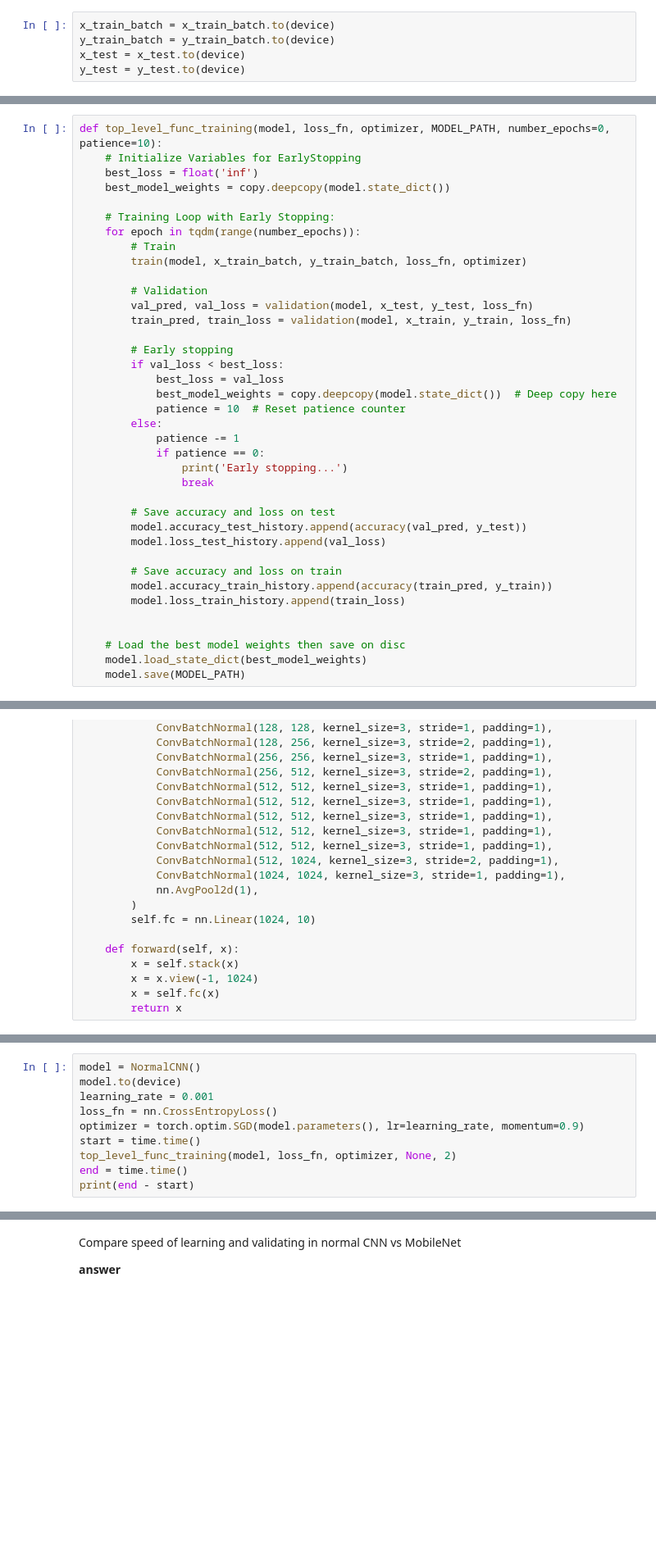
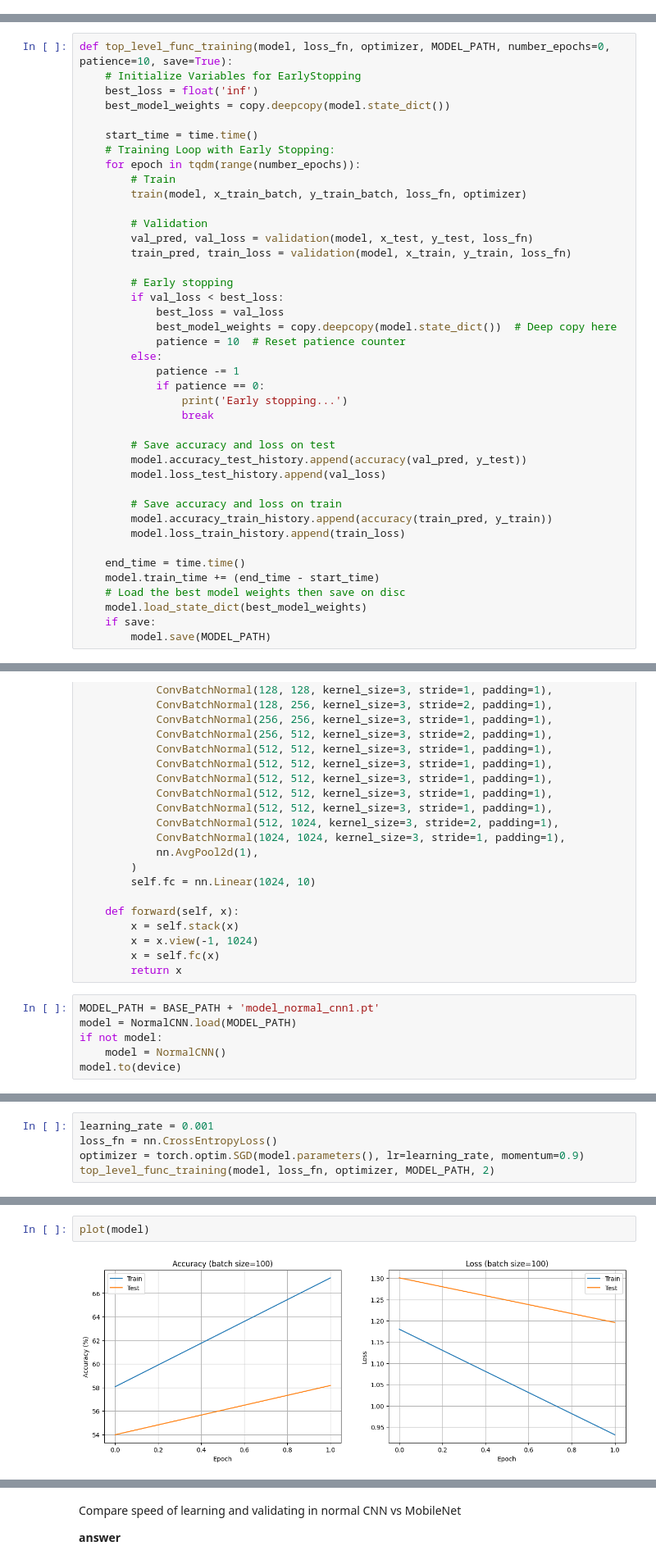
Before and after one commit to ILoveBacteria/machine-learning-assignments, a Jupyter notebook: assignment4/P2.ipynb, the cells around one changed output, grey strips where cells are left out. Shown at 82% size. Saved outputs shown, nothing was run; the diff lists cells and outputs as text; blank space fills up the shorter version.

```diff
--- a/assignment4/P2.ipynb
+++ b/assignment4/P2.ipynb
@@ -378,11 +402,6 @@ print(y_train_batch.shape)
 # %% [output]
 torch.Size([500, 100, 3, 32, 32])
 torch.Size([500, 100, 10])
-# %%
-x_train_batch = x_train_batch.to(device)
-y_train_batch = y_train_batch.to(device)
-x_test = x_test.to(device)
-y_test = y_test.to(device)
 # %% [markdown]
 ### Training loop with early stopping
 # %%
@@ -411,11 +430,12 @@ def validation(model, x, y, loss_fn):
         loss = loss_fn(pred, y).item()
     return pred, loss
 # %%
-def top_level_func_training(model, loss_fn, optimizer, MODEL_PATH, number_epochs=0, patience=10):
+def top_level_func_training(model, loss_fn, optimizer, MODEL_PATH, number_epochs=0, patience=10, save=True):
     # Initialize Variables for EarlyStopping
     best_loss = float('inf')
     best_model_weights = copy.deepcopy(model.state_dict())
 
+    start_time = time.time()
     # Training Loop with Early Stopping:
     for epoch in tqdm(range(number_epochs)):
         # Train
@@ -444,10 +464,12 @@ def top_level_func_training(model, loss_fn, optimizer, MODEL_PATH, number_epochs
         model.accuracy_train_history.append(accuracy(train_pred, y_train))
         model.loss_train_history.append(train_loss)
 
-
+    end_time = time.time()
+    model.train_time += (end_time - start_time)
     # Load the best model weights then save on disc
     model.load_state_dict(best_model_weights)
-    model.save(MODEL_PATH)
+    if save:
+        model.save(MODEL_PATH)
 # %% [markdown]
 ### Plot
 # %%
@@ -552,3 +559,9 @@ class NormalCNN(MyBaseModel):
         x = x.view(-1, 1024)
         x = self.fc(x)
         return x
+# %%
+MODEL_PATH = BASE_PATH + 'model_normal_cnn1.pt'
+model = NormalCNN.load(MODEL_PATH)
+if not model:
+    model = NormalCNN()
+model.to(device)
@@ -555,10 +587,5 @@ class NormalCNN(MyBaseModel):
 # %%
-model = NormalCNN()
-model.to(device)
 learning_rate = 0.001
 loss_fn = nn.CrossEntropyLoss()
 optimizer = torch.optim.SGD(model.parameters(), lr=learning_rate, momentum=0.9)
-start = time.time()
-top_level_func_training(model, loss_fn, optimizer, None, 2)
-end = time.time()
-print(end - start)
+top_level_func_training(model, loss_fn, optimizer, MODEL_PATH, 2)
@@ -569,0 +592,4 @@ Compile with `TORCH_USE_CUDA_DSA` to enable device-side assertions.
+# %%
+plot(model)
+# %% [output]
+[figure, added]
```
Also changed, not shown: parts of 21 cells of this notebook.
